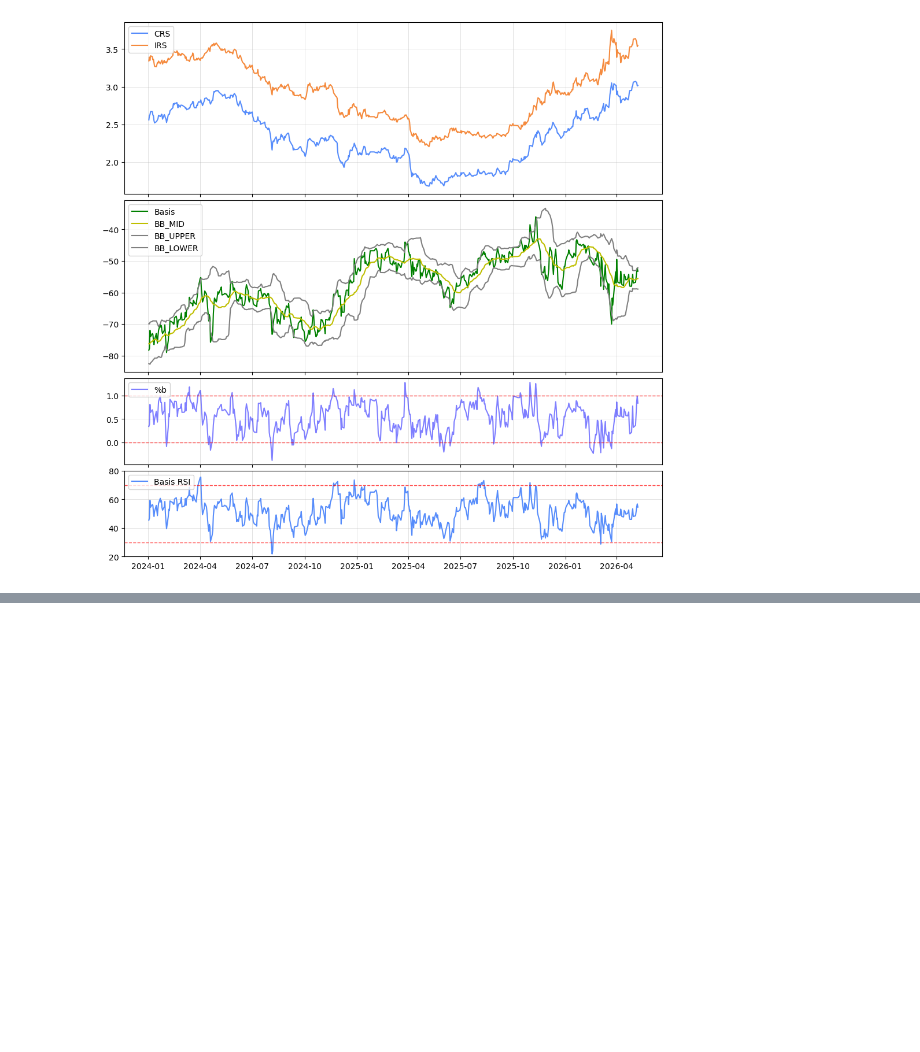
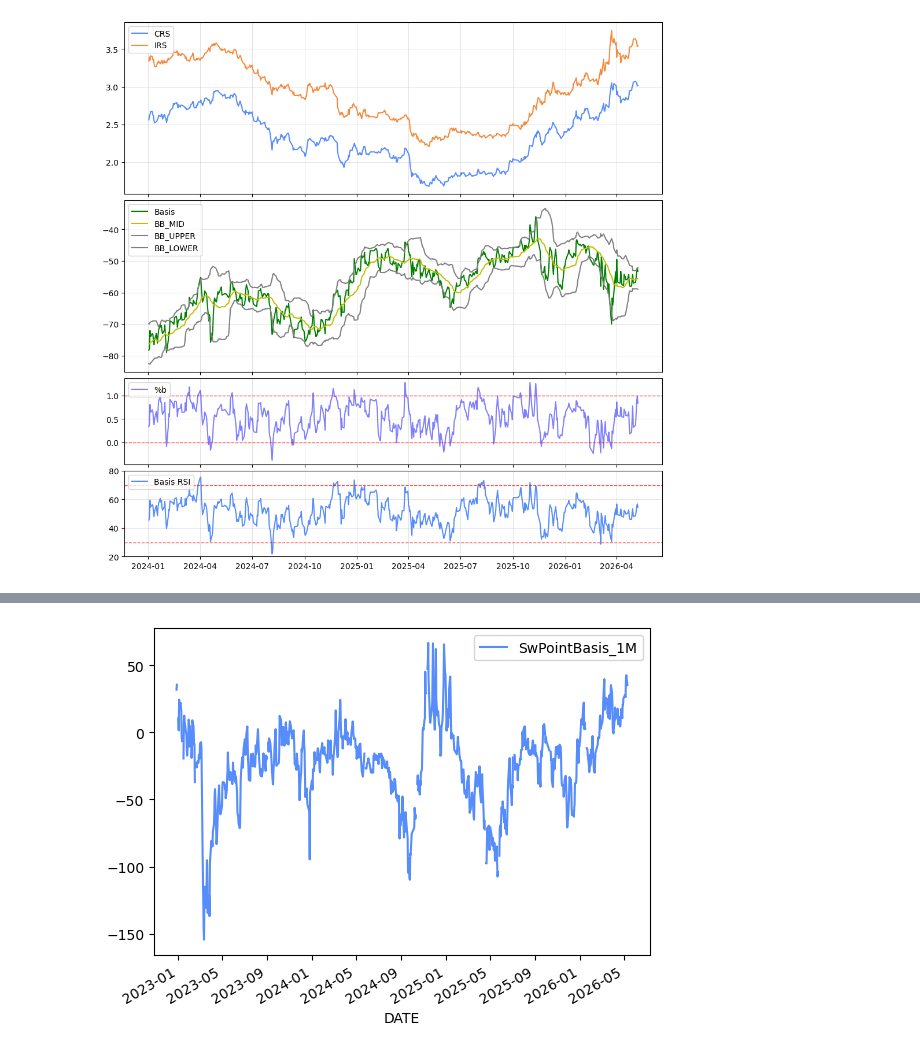
Before and after one commit to dkunyoon/dashboard, a Jupyter notebook: basis_analysis.ipynb, the cells around one changed output, grey strips where cells are left out. Saved outputs shown, nothing was run; the diff lists cells and outputs as text; code cells hidden in the pictures; blank space fills up the shorter version.

Commit message:
fxswap basis calc

```diff
--- a/basis_analysis.ipynb
+++ b/basis_analysis.ipynb
@@ -135,0 +100,2 @@ Name: BASIS, Length: 727, dtype: float64
+# %%
+data = pd.read_excel(str_url, sheet_name="Market_Data", index_col="DATE")
@@ -135,0 +140,20 @@ Name: BASIS, Length: 727, dtype: float64
+# %%
+fxsw_cols = [col for col in data.columns if 'FXSW' in col]
+ois_cols = [col for col in data.columns if 'OIS' in col]
+cols = ["USDKRW"] + fxsw_cols + ois_cols
+# %%
+df_fxswap = data[cols].copy()
+df_fxswap = df_fxswap.sort_index()
+# %%
+tenors = ["ON", "1W", "1M", "3M", "6M", "1Y"]
+
+for tenor in tenors:
+    # 스왑이론가
+    df_fxswap["Theo_"+tenor] = (
+            df_fxswap["USDKRW"] * (df_fxswap["KOFROIS_"+tenor]/365 - df_fxswap["SOFROIS_"+tenor]/360) * df_fxswap["FXSWD_"+tenor]
+    )
+    # 내외금리차
+    df_fxswap["RateDiff_"+tenor] = df_fxswap["KOFROIS_"+tenor] - df_fxswap["SOFROIS_"+tenor]
+    # Swap Basis
+    df_fxswap["SwPointBasis_"+tenor] = df_fxswap["FXSW_"+tenor] - df_fxswap["Theo_"+tenor]
+    df_fxswap["SwRateBasis_"+tenor] = df_fxswap["FXSWR_"+tenor] - df_fxswap["RateDiff_"+tenor]
@@ -135,0 +177,5 @@ Name: BASIS, Length: 727, dtype: float64
+# %%
+df_fxswap[["SwPointBasis_1M"]].plot()
+plt.show()
+# %% [output]
+[figure, added]
```
Also changed, not shown: parts of 17 cells of this notebook, 2 other files.
